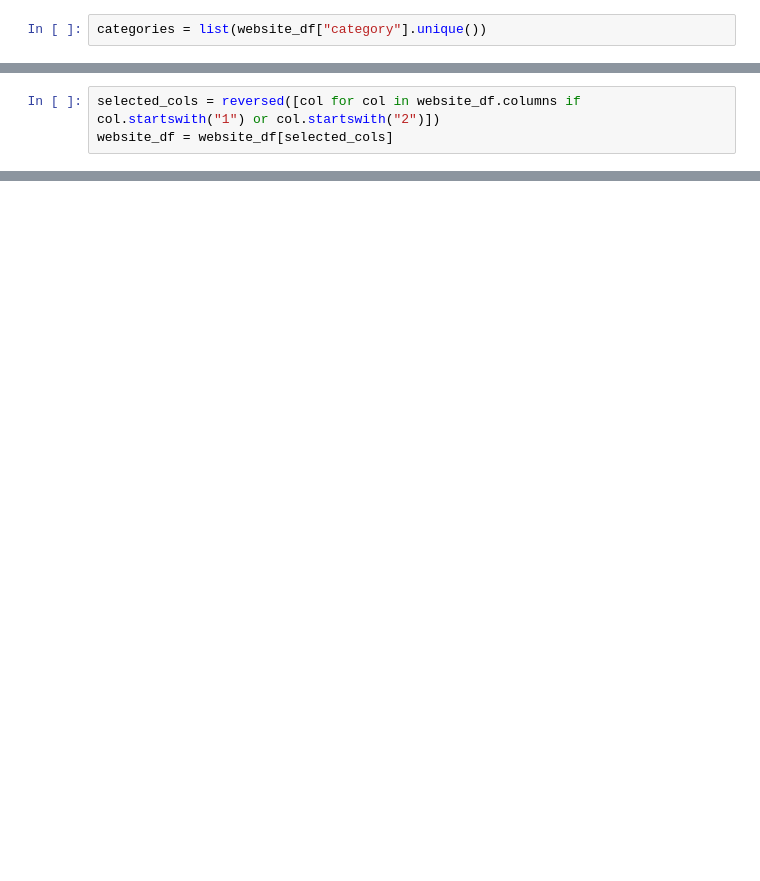
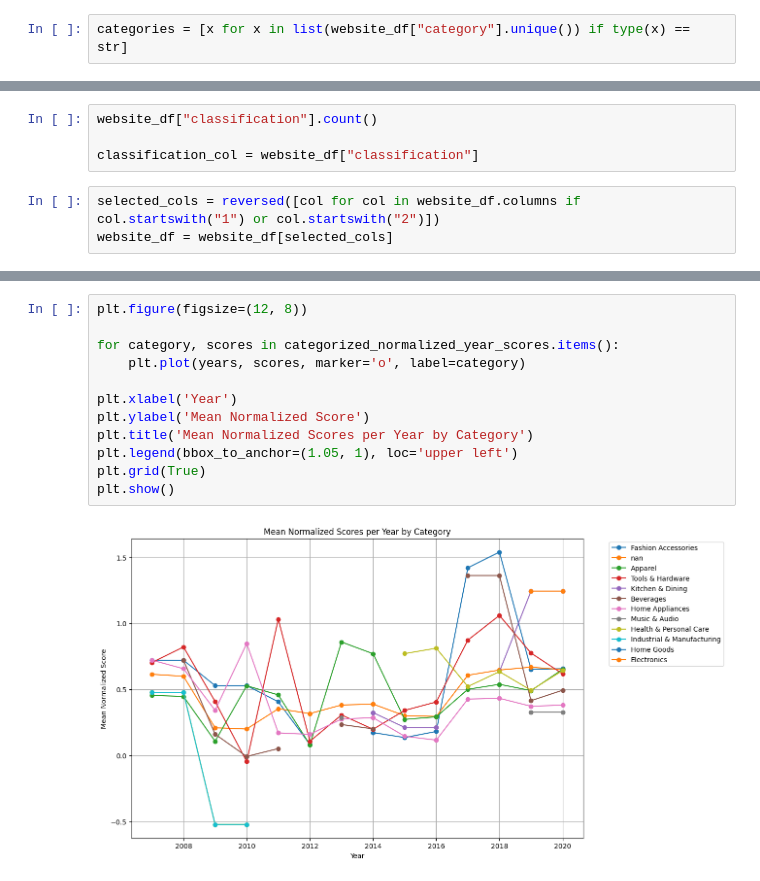
Before and after one commit to vdaita/buy-american-polarization, a Jupyter notebook: Process.ipynb, the cells around one changed output, grey strips where cells are left out. Cells and saved outputs as stored; diff of their text form; blank space fills up the shorter version.

```diff
--- a/Process.ipynb
+++ b/Process.ipynb
@@ -12,4 +12,4 @@ load_dotenv(".env")
 
 client = OpenAI()
 # %%
-categories = list(website_df["category"].unique())
+categories = [x for x in list(website_df["category"].unique()) if type(x) == str]
@@ -21,3 +62,7 @@ NameError: name 'client' is not defined
+# %%
+website_df["classification"].count()
+
+classification_col = website_df["classification"]
 # %%
 selected_cols = reversed([col for col in website_df.columns if col.startswith("1") or col.startswith("2")])
 website_df = website_df[selected_cols]
@@ -134,0 +266,14 @@ plt.show()
+# %%
+plt.figure(figsize=(12, 8))
+
+for category, scores in categorized_normalized_year_scores.items():
+    plt.plot(years, scores, marker='o', label=category)
+
+plt.xlabel('Year')
+plt.ylabel('Mean Normalized Score')
+plt.title('Mean Normalized Scores per Year by Category')
+plt.legend(bbox_to_anchor=(1.05, 1), loc='upper left')
+plt.grid(True)
+plt.show()
+# %% [output]
+[figure, added]
```
Also changed, not shown: parts of 11 cells of this notebook, 1 other file.
